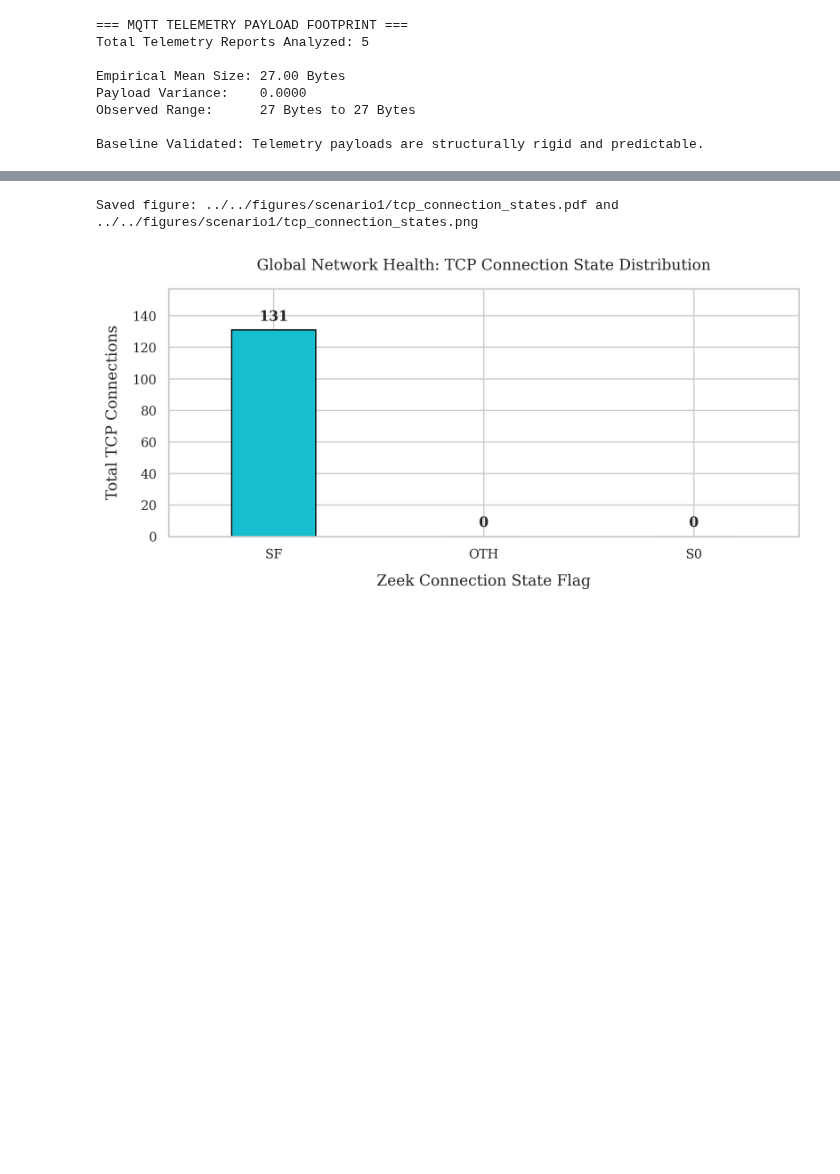
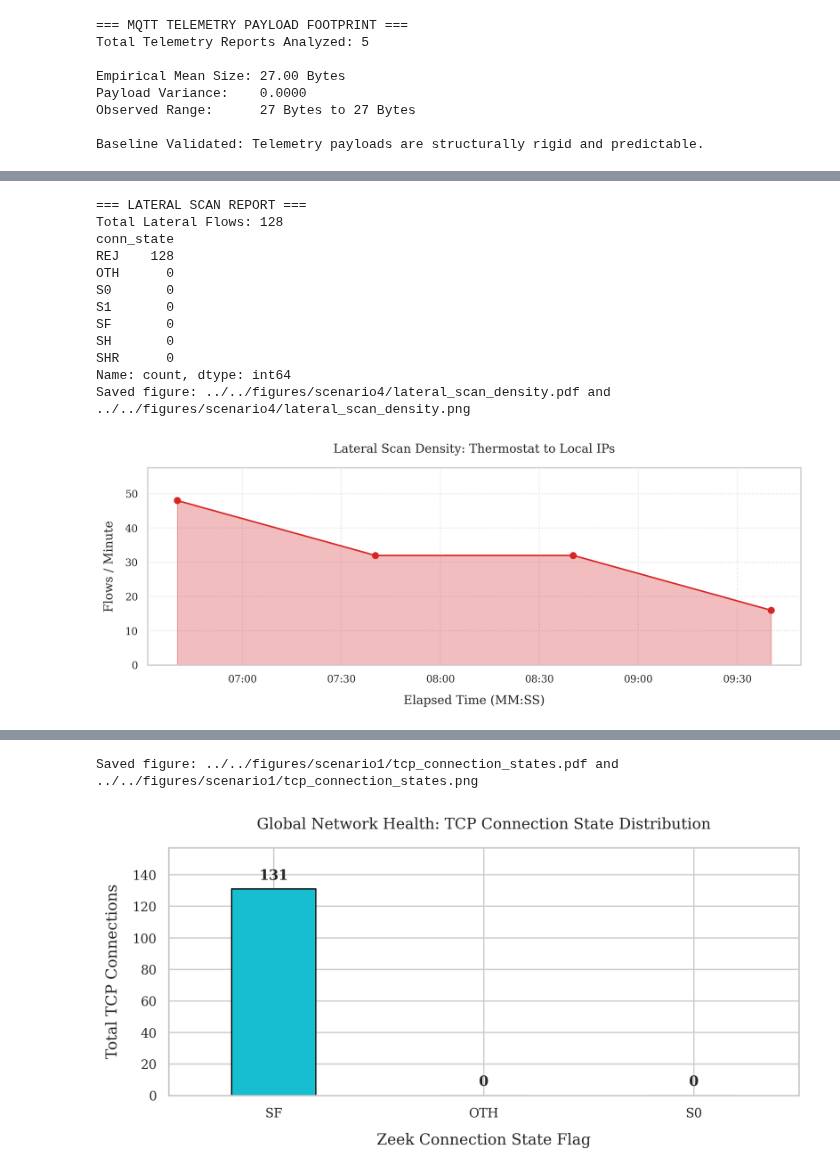
Before and after one commit to thismanera/iot_forensics_project, a Jupyter notebook: code/analysis/scenario4_analysis.ipynb, the cells around one changed output, grey strips where cells are left out. Cells and saved outputs as stored; diff of their text form; code cells hidden in the pictures; blank space fills up the shorter version.

Commit message:
feat: Scenario 4 ok, but need fixes

```diff
--- a/code/analysis/scenario4_analysis.ipynb
+++ b/code/analysis/scenario4_analysis.ipynb
@@ -580,0 +663,49 @@ Baseline Validated: Telemetry payloads are structurally rigid and predictable.
+# %%
+# ==========================================
+# 4.2 Lateral Scan Burst (Thermostat -> Local)
+# ==========================================
+
+lateral_targets = ['10.0.0.1', '10.0.0.3']
+lateral_flows = conn_df[
+    (conn_df['id.orig_h'] == '10.0.0.2') &
+    (conn_df['id.resp_h'].isin(lateral_targets)) &
+    (conn_df['proto'] == 'tcp')
+] .copy()
+
+print("=== LATERAL SCAN REPORT ===")
+print(f"Total Lateral Flows: {len(lateral_flows)}")
+if len(lateral_flows) > 0:
+    print(lateral_flows['conn_state'].value_counts())
+
+# Plot lateral flow density per minute
+lateral_per_min = lateral_flows['uid'].resample('1min', origin='start').count()
+capture_start = conn_df.index.min()
+elapsed_time_index = lateral_per_min.index - capture_start + pd.to_datetime('1970-01-01')
+
+fig, ax = plt.subplots(figsize=(10, 4))
+ax.fill_between(elapsed_time_index, lateral_per_min.values, color='#d62728', alpha=0.3)
+ax.plot(elapsed_time_index, lateral_per_min.values, color='#d62728', marker='o', linestyle='-', linewidth=1.5)
+ax.set_title("Lateral Scan Density: Thermostat to Local IPs", pad=15)
+ax.set_xlabel("Elapsed Time (MM:SS)", labelpad=10)
+ax.set_ylabel("Flows / Minute", labelpad=10)
+ax.xaxis.set_major_formatter(plt.matplotlib.dates.DateFormatter('%M:%S'))
+ax.grid(True, linestyle=':', alpha=0.6)
+ax.set_ylim(bottom=0, top=max(5, lateral_per_min.max() * 1.2))
+
+plt.tight_layout()
+save_figure(fig, "lateral_scan_density")
+plt.show()
+# %% [output]
+=== LATERAL SCAN REPORT ===
+Total Lateral Flows: 128
+conn_state
+REJ    128
+OTH      0
+S0       0
+S1       0
+SF       0
+SH       0
+SHR      0
+Name: count, dtype: int64
+Saved figure: ../../figures/scenario4/lateral_scan_density.pdf and ../../figures/scenario4/lateral_scan_density.png
+[figure, added]
```
Also changed, not shown: parts of 27 cells of this notebook, 8 other files.
